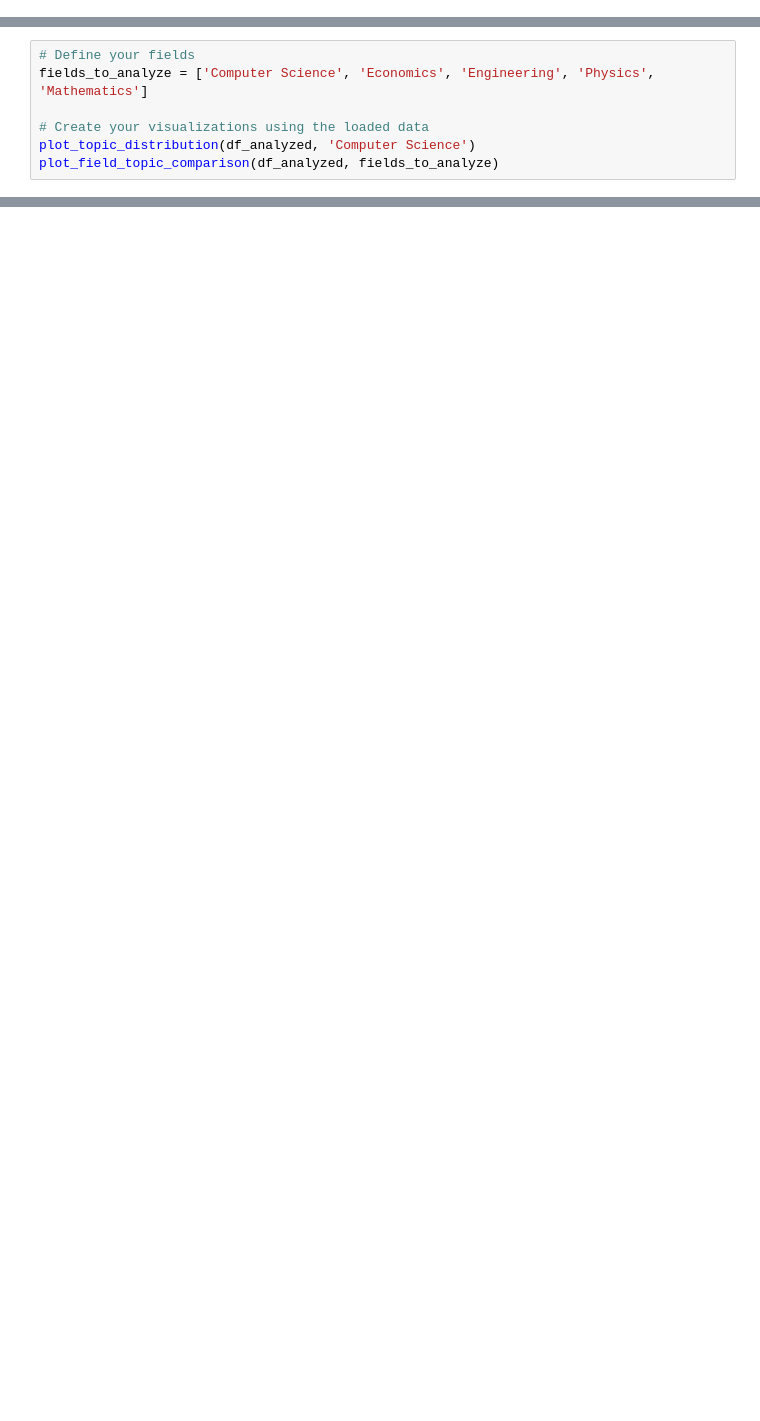
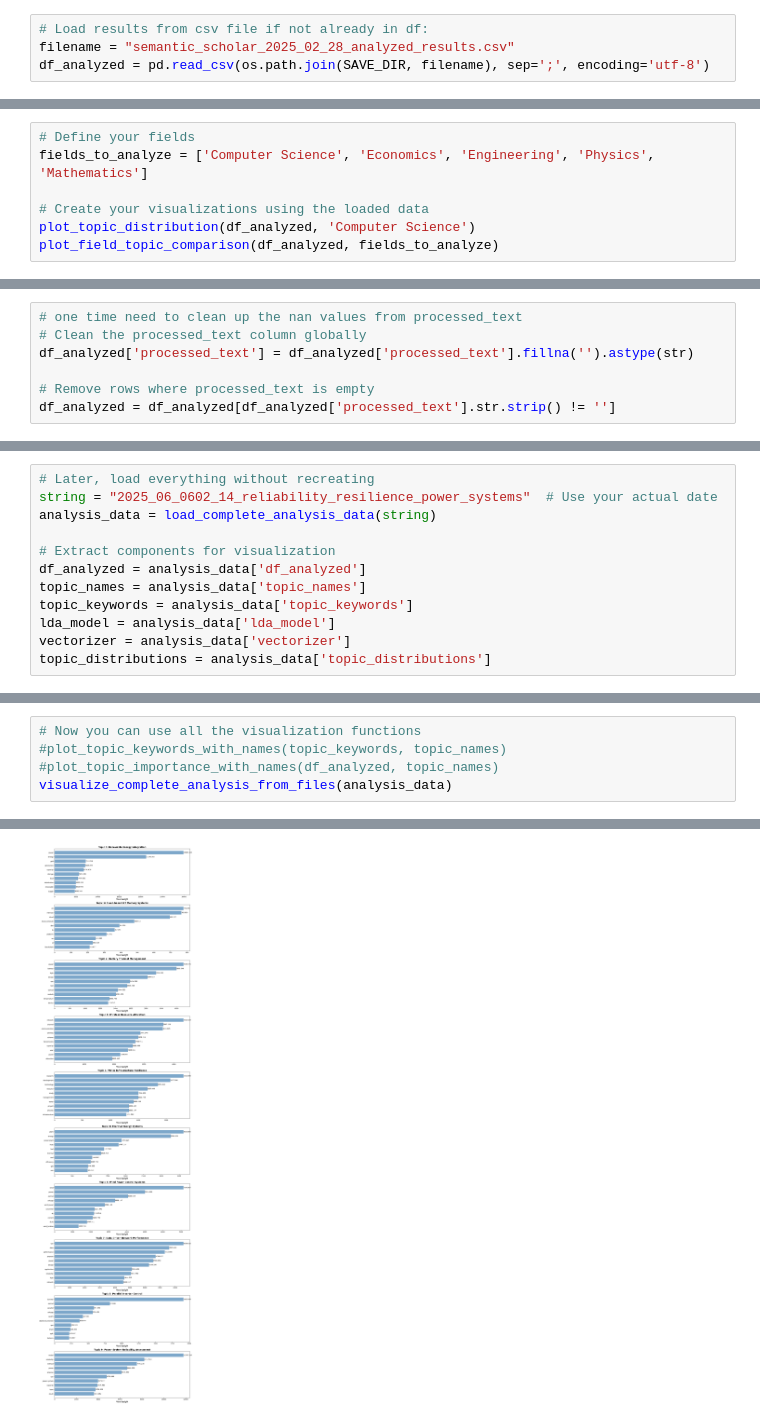
Before and after one commit to stigsimo/Literature-search-and-analysis, a Jupyter notebook: Visializations.ipynb, the cells around one changed output, grey strips where cells are left out. Drawn from its saved outputs; the diff is of its cells as text; blank space fills up the shorter version.

```diff
--- a/Visializations.ipynb
+++ b/Visializations.ipynb
@@ -187,0 +207,4 @@ plot_field_topic_comparison(df_analyzed, fields_to_analyze)
+# %%
+# Load results from csv file if not already in df:
+filename = "semantic_scholar_2025_02_28_analyzed_results.csv"
+df_analyzed = pd.read_csv(os.path.join(SAVE_DIR, filename), sep=';', encoding='utf-8')
@@ -211,0 +362,7 @@ def plot_topic_distribution(df_analyzed, field, number_of_papers=20):
+# %%
+# one time need to clean up the nan values from processed_text
+# Clean the processed_text column globally
+df_analyzed['processed_text'] = df_analyzed['processed_text'].fillna('').astype(str)
+
+# Remove rows where processed_text is empty
+df_analyzed = df_analyzed[df_analyzed['processed_text'].str.strip() != '']
@@ -211,0 +642,12 @@ def plot_topic_distribution(df_analyzed, field, number_of_papers=20):
+# %%
+# Later, load everything without recreating
+string = "2025_06_0602_14_reliability_resilience_power_systems"  # Use your actual date
+analysis_data = load_complete_analysis_data(string)
+
+# Extract components for visualization
+df_analyzed = analysis_data['df_analyzed']
+topic_names = analysis_data['topic_names']
+topic_keywords = analysis_data['topic_keywords']
+lda_model = analysis_data['lda_model']
+vectorizer = analysis_data['vectorizer']
+topic_distributions = analysis_data['topic_distributions']
@@ -211,0 +707,6 @@ def plot_topic_distribution(df_analyzed, field, number_of_papers=20):
+# %%
+# Now you can use all the visualization functions
+#plot_topic_keywords_with_names(topic_keywords, topic_names)
+#plot_topic_importance_with_names(df_analyzed, topic_names)
+visualize_complete_analysis_from_files(analysis_data)
+# %% [output]
@@ -211,0 +716 @@ def plot_topic_distribution(df_analyzed, field, number_of_papers=20):
+[figure, added]
```
Also changed, not shown: parts of 24 cells of this notebook, 6 other files.
